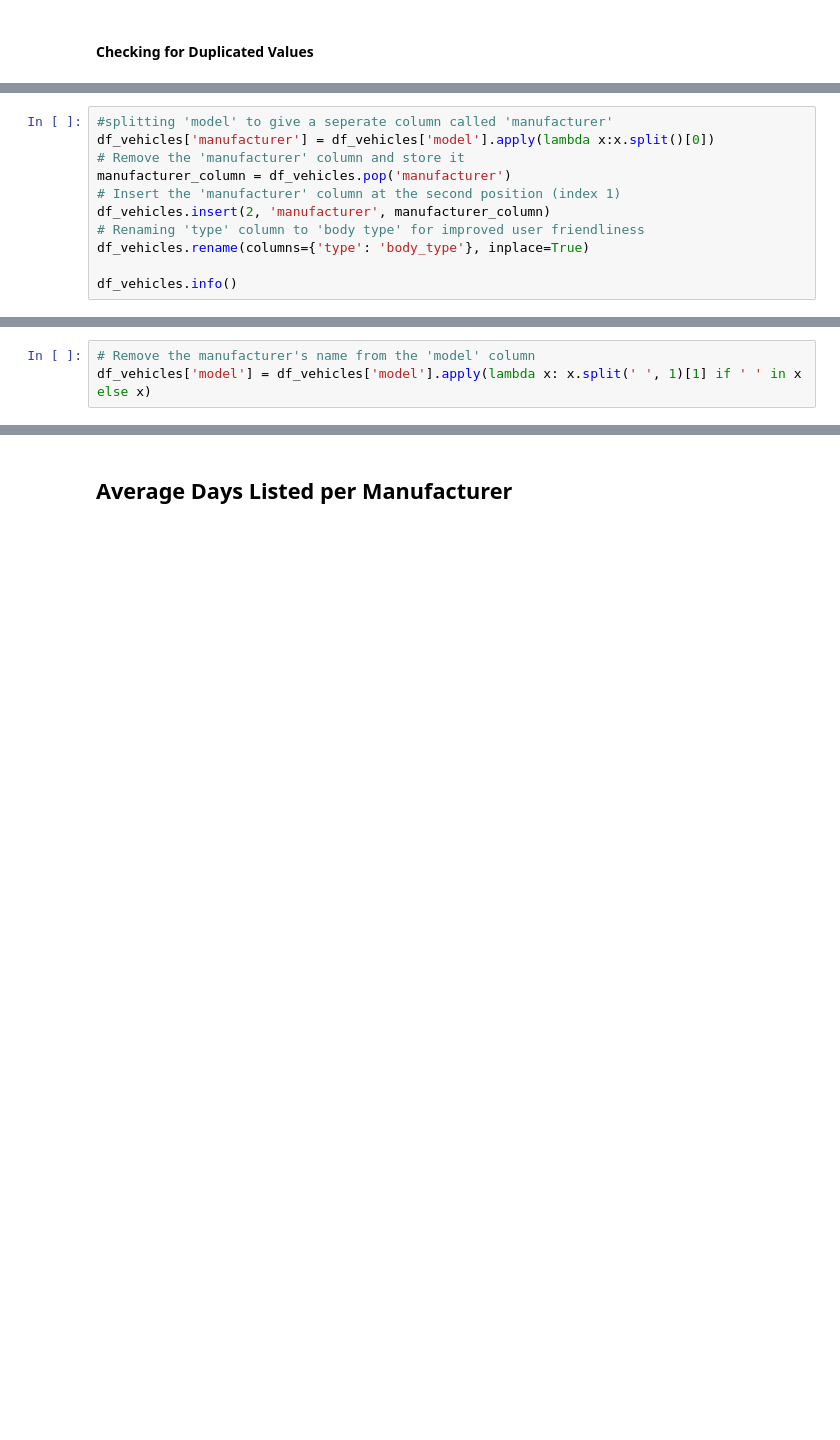
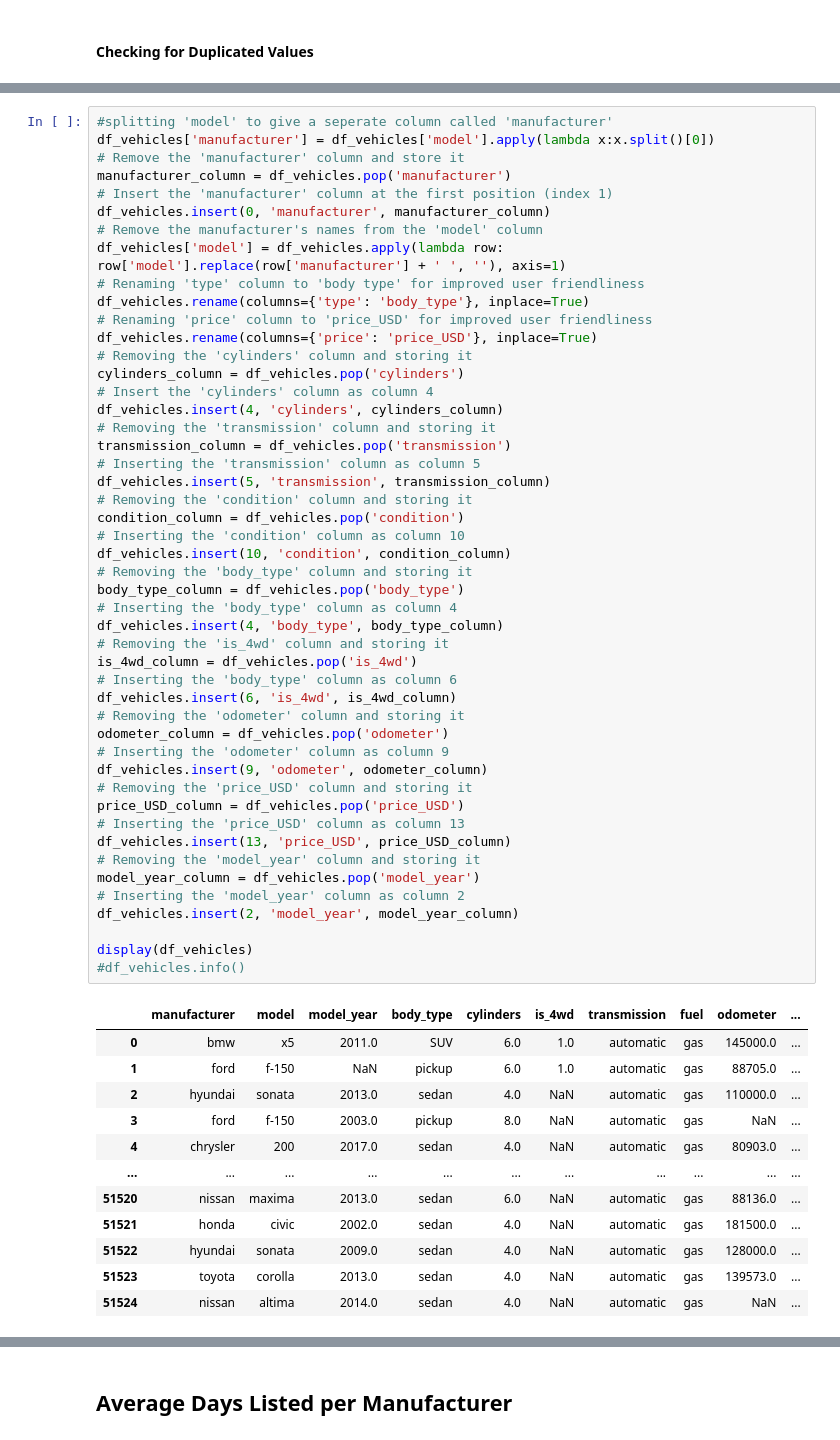
Before and after one commit to gheeter745/Dashboard-Car-Sales, a Jupyter notebook: notebook.ipynb, the cells around one changed output, grey strips where cells are left out. Drawn from its saved outputs; the diff is of its cells as text; blank space fills up the shorter version.

```diff
--- a/notebook.ipynb
+++ b/notebook.ipynb
@@ -138,11 +139,0 @@ display(df_vehicles.isnull().sum)
-# %%
-#splitting 'model' to give a seperate column called 'manufacturer'
-df_vehicles['manufacturer'] = df_vehicles['model'].apply(lambda x:x.split()[0])
-# Remove the 'manufacturer' column and store it
-manufacturer_column = df_vehicles.pop('manufacturer')
-# Insert the 'manufacturer' column at the second position (index 1)
-df_vehicles.insert(2, 'manufacturer', manufacturer_column)
-# Renaming 'type' column to 'body type' for improved user friendliness
-df_vehicles.rename(columns={'type': 'body_type'}, inplace=True)
-
-df_vehicles.info()
@@ -167,3 +139,0 @@ memory usage: 5.5+ MB
-# %%
-# Remove the manufacturer's name from the 'model' column
-df_vehicles['model'] = df_vehicles['model'].apply(lambda x: x.split(' ', 1)[1] if ' ' in x else x)
@@ -195,0 +167,61 @@ display(df_vehicles)
+# %%
+#splitting 'model' to give a seperate column called 'manufacturer'
+df_vehicles['manufacturer'] = df_vehicles['model'].apply(lambda x:x.split()[0])
+# Remove the 'manufacturer' column and store it
+manufacturer_column = df_vehicles.pop('manufacturer')
+# Insert the 'manufacturer' column at the first position (index 1)
+df_vehicles.insert(0, 'manufacturer', manufacturer_column)
+# Remove the manufacturer's names from the 'model' column
+df_vehicles['model'] = df_vehicles.apply(lambda row: row['model'].replace(row['manufacturer'] + ' ', ''), axis=1)
+# Renaming 'type' column to 'body type' for improved user friendliness
+df_vehicles.rename(columns={'type': 'body_type'}, inplace=True)
+# Renaming 'price' column to 'price_USD' for improved user friendliness
+df_vehicles.rename(columns={'price': 'price_USD'}, inplace=True)
+# Removing the 'cylinders' column and storing it
+cylinders_column = df_vehicles.pop('cylinders')
+# Insert the 'cylinders' column as column 4
+df_vehicles.insert(4, 'cylinders', cylinders_column)
+# Removing the 'transmission' column and storing it
+transmission_column = df_vehicles.pop('transmission')
+# Inserting the 'transmission' column as column 5
+df_vehicles.insert(5, 'transmission', transmission_column)
+# Removing the 'condition' column and storing it
+condition_column = df_vehicles.pop('condition')
+# Inserting the 'condition' column as column 10
+df_vehicles.insert(10, 'condition', condition_column)
+# Removing the 'body_type' column and storing it
+body_type_column = df_vehicles.pop('body_type')
+# Inserting the 'body_type' column as column 4
+df_vehicles.insert(4, 'body_type', body_type_column)
+# Removing the 'is_4wd' column and storing it
+is_4wd_column = df_vehicles.pop('is_4wd')
+# Inserting the 'body_type' column as column 6
+df_vehicles.insert(6, 'is_4wd', is_4wd_column)
+# Removing the 'odometer' column and storing it
+odometer_column = df_vehicles.pop('odometer')
+# Inserting the 'odometer' column as column 9
+df_vehicles.insert(9, 'odometer', odometer_column)
+# Removing the 'price_USD' column and storing it
+price_USD_column = df_vehicles.pop('price_USD')
+# Inserting the 'price_USD' column as column 13
+df_vehicles.insert(13, 'price_USD', price_USD_column)
+# Removing the 'model_year' column and storing it
+model_year_column = df_vehicles.pop('model_year')
+# Inserting the 'model_year' column as column 2
+df_vehicles.insert(2, 'model_year', model_year_column)
+
+display(df_vehicles)
+#df_vehicles.info()
+# %% [output]
+|  | manufacturer | model | model_year | body_type | cylinders | is_4wd | transmission | fuel | odometer | ... |
+| 0 | bmw | x5 | 2011.0 | SUV | 6.0 | 1.0 | automatic | gas | 145000.0 | ... |
+| 1 | ford | f-150 | NaN | pickup | 6.0 | 1.0 | automatic | gas | 88705.0 | ... |
+| 2 | hyundai | sonata | 2013.0 | sedan | 4.0 | NaN | automatic | gas | 110000.0 | ... |
+| 3 | ford | f-150 | 2003.0 | pickup | 8.0 | NaN | automatic | gas | NaN | ... |
+| 4 | chrysler | 200 | 2017.0 | sedan | 4.0 | NaN | automatic | gas | 80903.0 | ... |
+| ... | ... | ... | ... | ... | ... | ... | ... | ... | ... | ... |
+| 51520 | nissan | maxima | 2013.0 | sedan | 6.0 | NaN | automatic | gas | 88136.0 | ... |
+| 51521 | honda | civic | 2002.0 | sedan | 4.0 | NaN | automatic | gas | 181500.0 | ... |
+| 51522 | hyundai | sonata | 2009.0 | sedan | 4.0 | NaN | automatic | gas | 128000.0 | ... |
+| 51523 | toyota | corolla | 2013.0 | sedan | 4.0 | NaN | automatic | gas | 139573.0 | ... |
+| 51524 | nissan | altima | 2014.0 | sedan | 4.0 | NaN | automatic | gas | NaN | ... |
```
Also changed, not shown: parts of 55 cells of this notebook, 1 other file.
